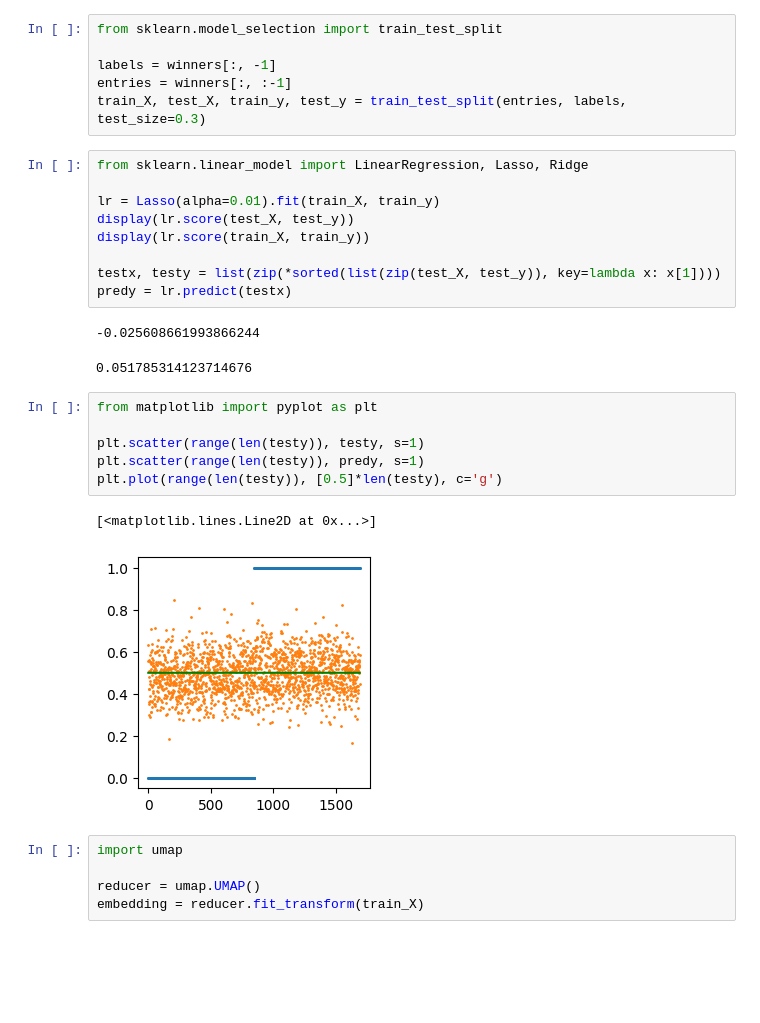
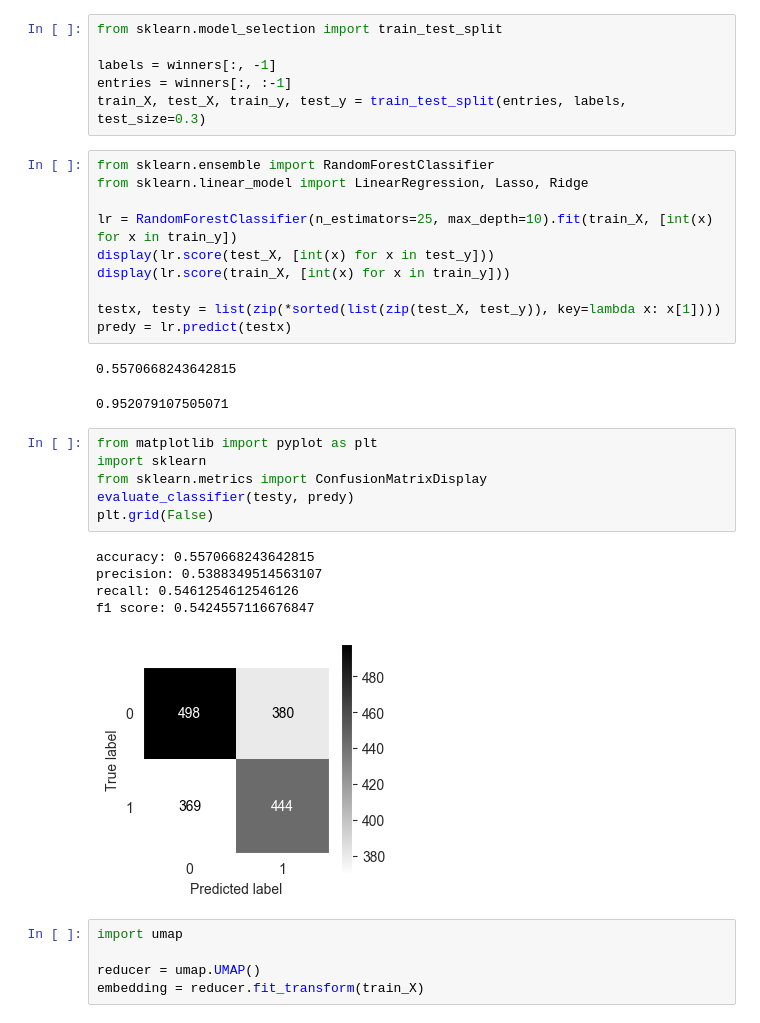
Before and after one commit to AnujxYadav/Pokemon-Classifier-ML-Project, a Jupyter notebook: battlerater.ipynb, the cells around one changed output. Drawn from its saved outputs; the diff is of its cells as text; blank space fills up the shorter version.

```diff
--- a/battlerater.ipynb
+++ b/battlerater.ipynb
@@ -31,26 +31,30 @@ labels = winners[:, -1]
 entries = winners[:, :-1]
 train_X, test_X, train_y, test_y = train_test_split(entries, labels, test_size=0.3)
 # %%
+from sklearn.ensemble import RandomForestClassifier
 from sklearn.linear_model import LinearRegression, Lasso, Ridge
 
-lr = Lasso(alpha=0.01).fit(train_X, train_y)
-display(lr.score(test_X, test_y))
-display(lr.score(train_X, train_y))
+lr = RandomForestClassifier(n_estimators=25, max_depth=10).fit(train_X, [int(x) for x in train_y])
+display(lr.score(test_X, [int(x) for x in test_y]))
+display(lr.score(train_X, [int(x) for x in train_y]))
 
 testx, testy = list(zip(*sorted(list(zip(test_X, test_y)), key=lambda x: x[1])))
 predy = lr.predict(testx)
 # %% [output]
--0.025608661993866244
+0.5570668243642815
-0.051785314123714676
+0.952079107505071
-# %%
-from matplotlib import pyplot as plt
-
-plt.scatter(range(len(testy)), testy, s=1)
-plt.scatter(range(len(testy)), predy, s=1)
-plt.plot(range(len(testy)), [0.5]*len(testy), c='g')
-# %% [output]
-[<matplotlib.lines.Line2D at 0x...>]
-[figure, removed]
+# %%
+from matplotlib import pyplot as plt
+import sklearn
+from sklearn.metrics import ConfusionMatrixDisplay
+evaluate_classifier(testy, predy)
+plt.grid(False)
+# %% [output]
+accuracy: 0.5570668243642815
+precision: 0.5388349514563107
+recall: 0.5461254612546126
+f1 score: 0.5424557116676847
+[figure, added]
 # %%
 import umap
 
```
Also changed, not shown: parts of 24 cells of this notebook, 6 other files.
